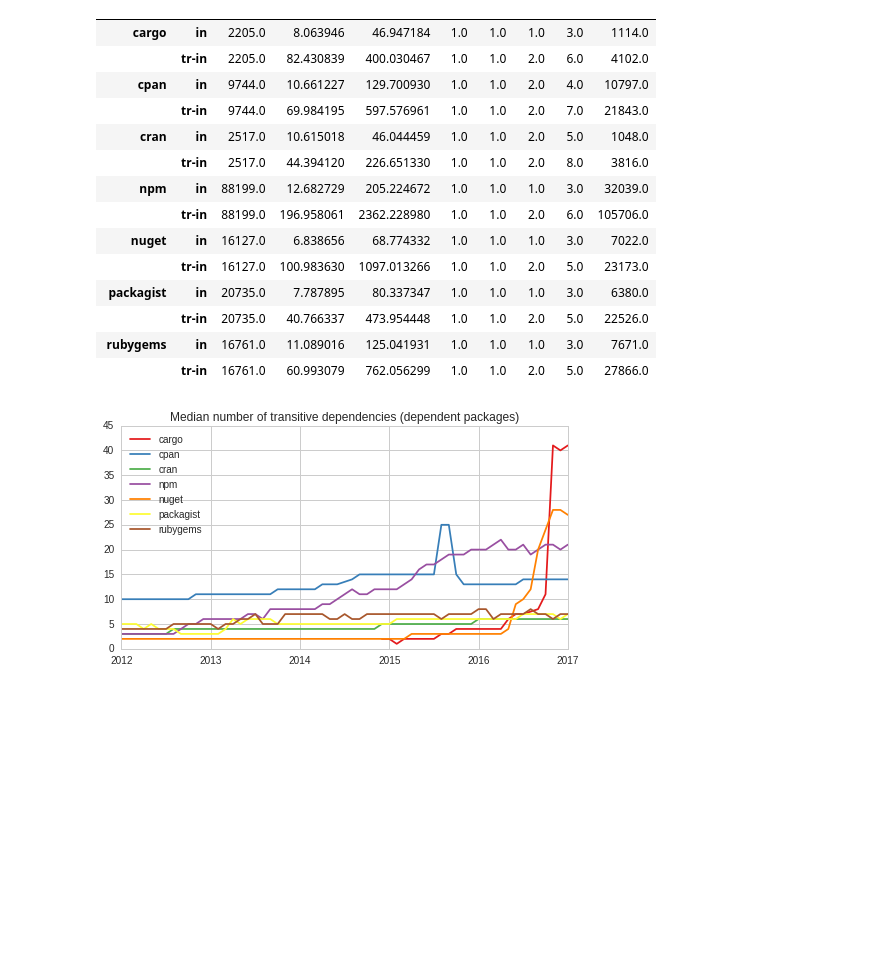
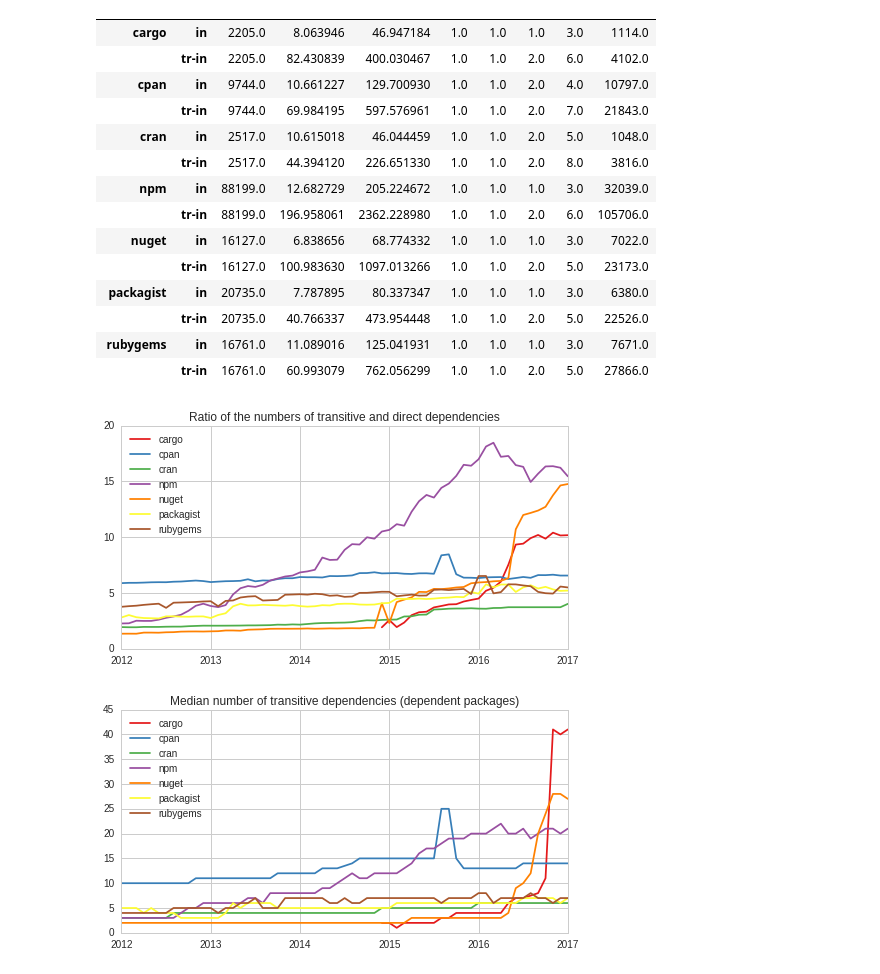
Before and after one commit to AlexandreDecan/ecos-emse, a Jupyter notebook: notebooks/Graphs metrics.ipynb, the cells around one changed output. Saved outputs shown, nothing was run; the diff lists cells and outputs as text; code cells hidden in the pictures; blank space fills up the shorter version.

Commit message:
Ratio of the numbers of transitive/direct dependencies

```diff
--- a/notebooks/Graphs metrics.ipynb
+++ b/notebooks/Graphs metrics.ipynb
@@ -435,6 +435,29 @@ savefig(figure, 'graph_distribution_dependencies_non_isolated')
 |  | tr-in | 20735.0 | 40.766337 | 473.954448 | 1.0 | 1.0 | 2.0 | 5.0 | 22526.0 |
 | rubygems | in | 16761.0 | 11.089016 | 125.041931 | 1.0 | 1.0 | 1.0 | 3.0 | 7671.0 |
 |  | tr-in | 16761.0 | 60.993079 | 762.056299 | 1.0 | 1.0 | 2.0 | 5.0 | 27866.0 |
+# %%
+figure, ax = matplotlib.pyplot.subplots()
+figure.set_size_inches(FIG_SIZE)
+
+df = pandas.DataFrame(index=DATE_RANGE, columns=ECOSYSTEMS)
+
+for ecosystem, dates in graphs.items():
+    for date, graph in dates.items():
+        if graph.vcount() == 0:
+            continue
+        df.loc[date, ecosystem] = sum(node['tr-out'] for node in graph.vs.select(**{'tr-out_gt': 0})) / graph.ecount()
+
+df.plot(ax=ax, color=sub(COLORS, ECOSYSTEMS))
+
+ax.set(
+    xlabel='',
+    ylabel='',
+    title='Ratio of the numbers of transitive and direct dependencies',
+)
+
+savefig(figure, 'graph_ratio_transitive_per_direct')
+# %% [output]
+[figure, added]
 # %%
 figure, ax = matplotlib.pyplot.subplots()
 figure.set_size_inches(FIG_SIZE)
```
Also changed, not shown: 2 other files.
